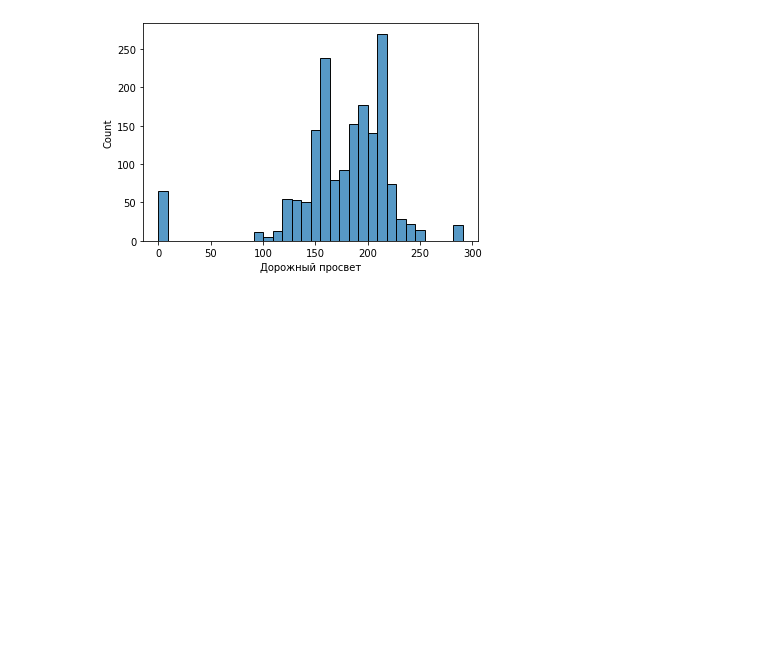
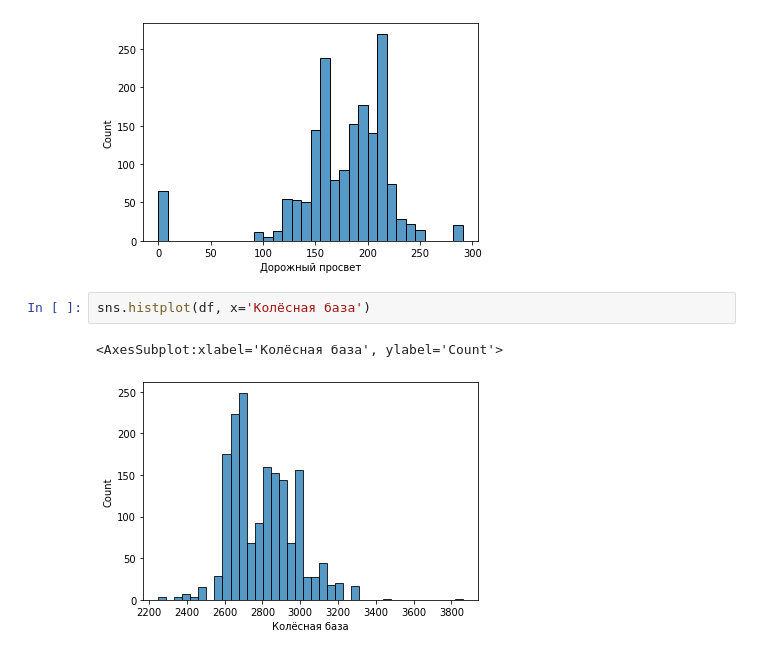
Before and after one commit to alexanderlakiza/misc, a Jupyter notebook: realweb_enroll.ipynb, the cells around one changed output. Saved outputs shown, nothing was run; the diff lists cells and outputs as text; blank space fills up the shorter version.

```diff
--- a/realweb_enroll.ipynb
+++ b/realweb_enroll.ipynb
@@ -213,3 +213,8 @@ sns.histplot(df, x='Дорожный просвет')
 # %% [output]
 <AxesSubplot:xlabel='Дорожный просвет', ylabel='Count'>
 [figure]
+# %%
+sns.histplot(df, x='Колёсная база')
+# %% [output]
+<AxesSubplot:xlabel='Колёсная база', ylabel='Count'>
+[figure, added]
```
Also changed, not shown: parts of 11 cells of this notebook.
